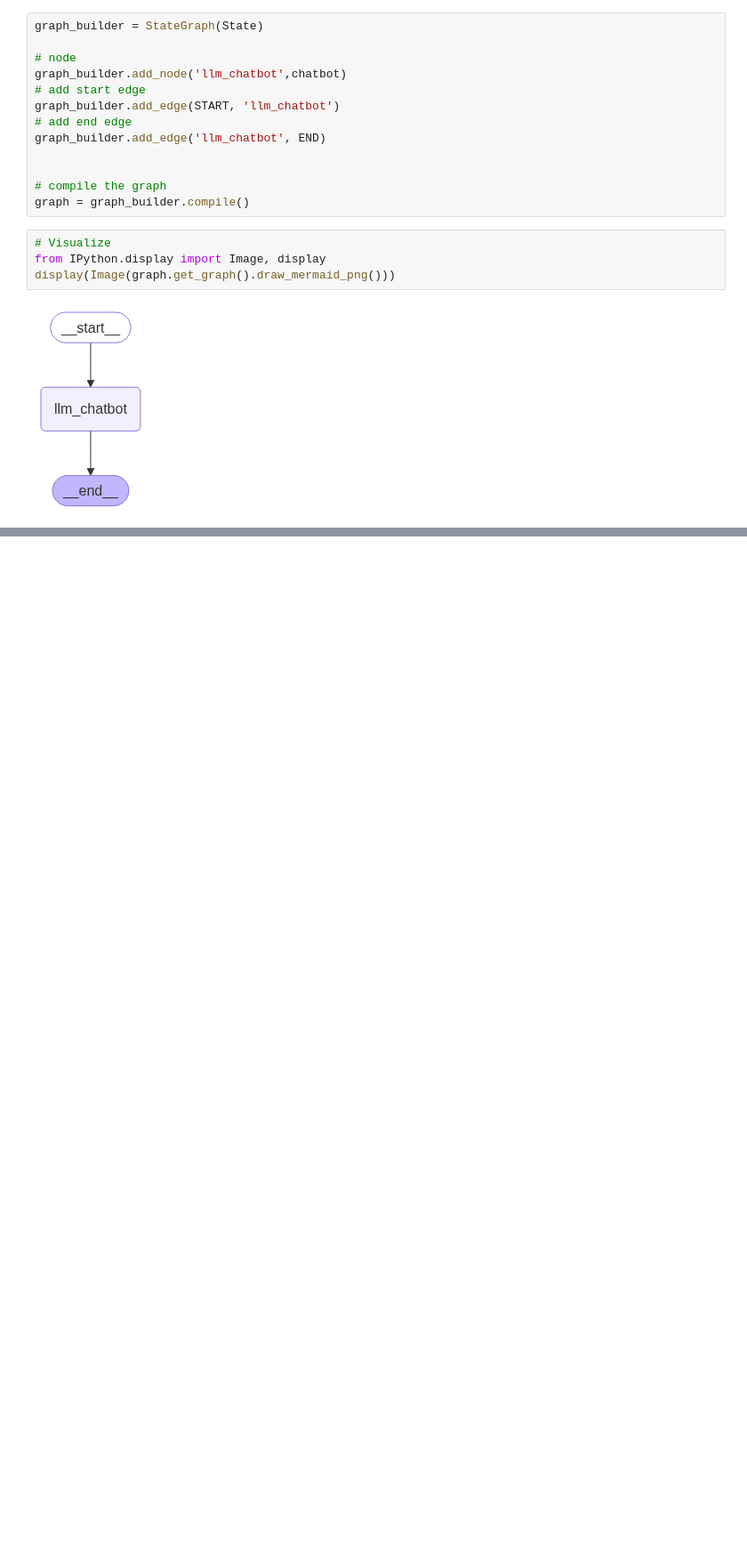
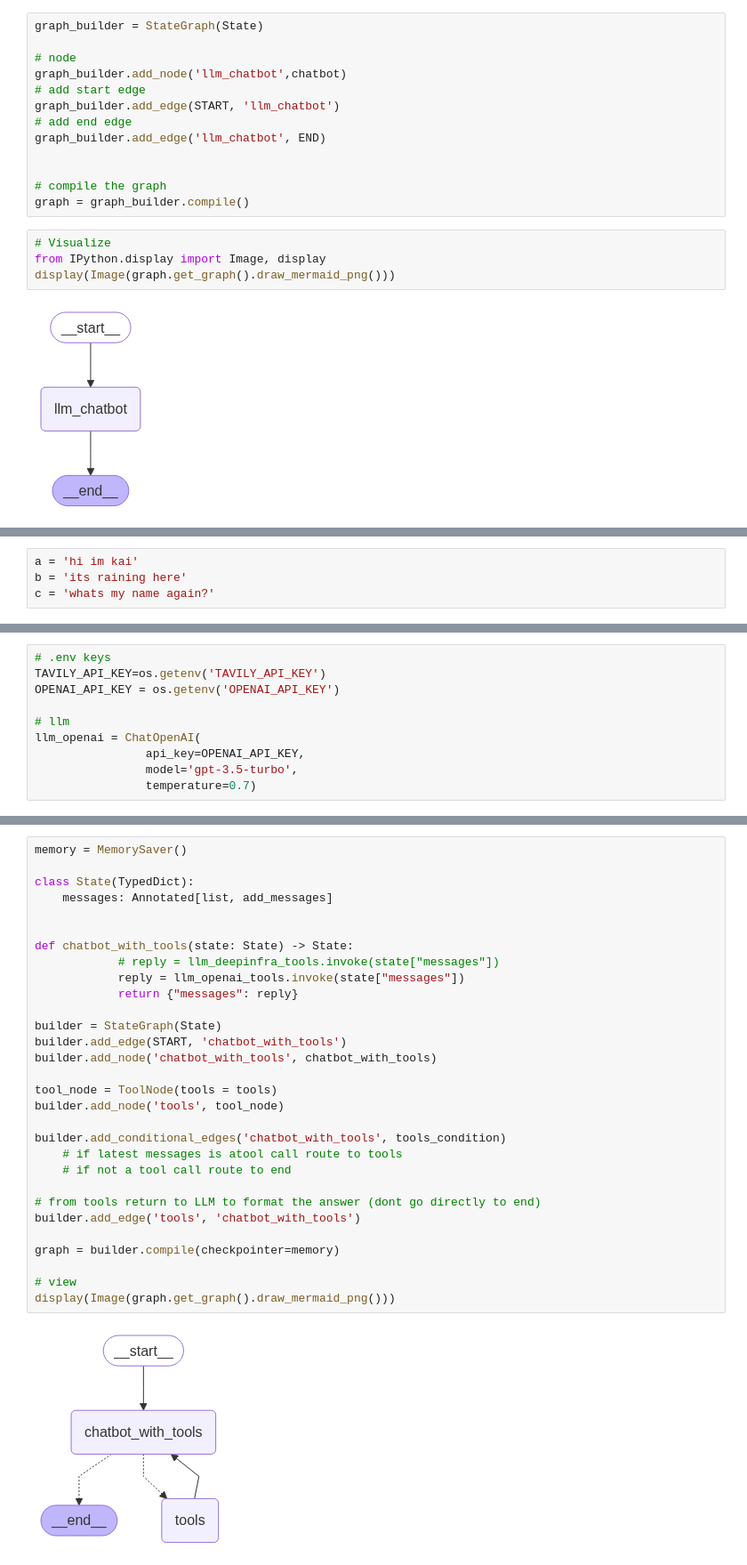
Before and after one commit to Alyxx-The-Sniper/practice_mode, a Jupyter notebook: test.ipynb, the cells around one changed output, grey strips where cells are left out. Shown at 89% size. Cells and saved outputs as stored; diff of their text form; blank space fills up the shorter version.

```diff
--- a/test.ipynb
+++ b/test.ipynb
@@ -120,0 +295,4 @@ response['messages'][-1].content
+# %%
+a = 'hi im kai'
+b = 'its raining here'
+c = 'whats my name again?'
@@ -120,0 +349,10 @@ response['messages'][-1].content
+# %%
+# .env keys
+TAVILY_API_KEY=os.getenv('TAVILY_API_KEY')
+OPENAI_API_KEY = os.getenv('OPENAI_API_KEY')
+
+# llm
+llm_openai = ChatOpenAI(
+                api_key=OPENAI_API_KEY,
+                model='gpt-3.5-turbo',
+                temperature=0.7)
@@ -120,0 +400,32 @@ response['messages'][-1].content
+# %%
+memory = MemorySaver()
+
+class State(TypedDict):
+    messages: Annotated[list, add_messages]
+
+
+def chatbot_with_tools(state: State) -> State:
+            # reply = llm_deepinfra_tools.invoke(state["messages"])
+            reply = llm_openai_tools.invoke(state["messages"])
+            return {"messages": reply}
+
+builder = StateGraph(State)
+builder.add_edge(START, 'chatbot_with_tools')
+builder.add_node('chatbot_with_tools', chatbot_with_tools)
+
+tool_node = ToolNode(tools = tools)
+builder.add_node('tools', tool_node)
+
+builder.add_conditional_edges('chatbot_with_tools', tools_condition)
+    # if latest messages is atool call route to tools
+    # if not a tool call route to end
+
+# from tools return to LLM to format the answer (dont go directly to end)
+builder.add_edge('tools', 'chatbot_with_tools')
+
+graph = builder.compile(checkpointer=memory)
+
+# view
+display(Image(graph.get_graph().draw_mermaid_png()))
+# %% [output]
+[figure, added]
```
Also changed, not shown: parts of 33 cells of this notebook, 2 other files.
